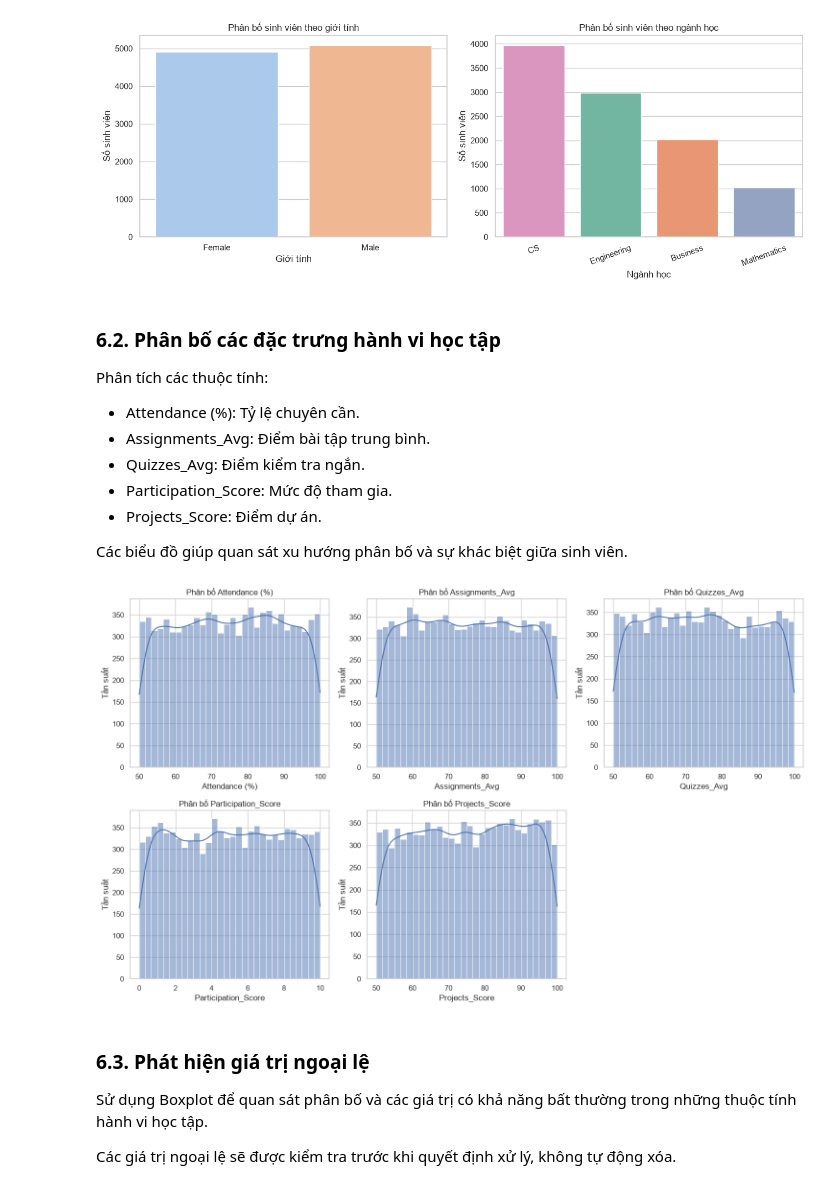
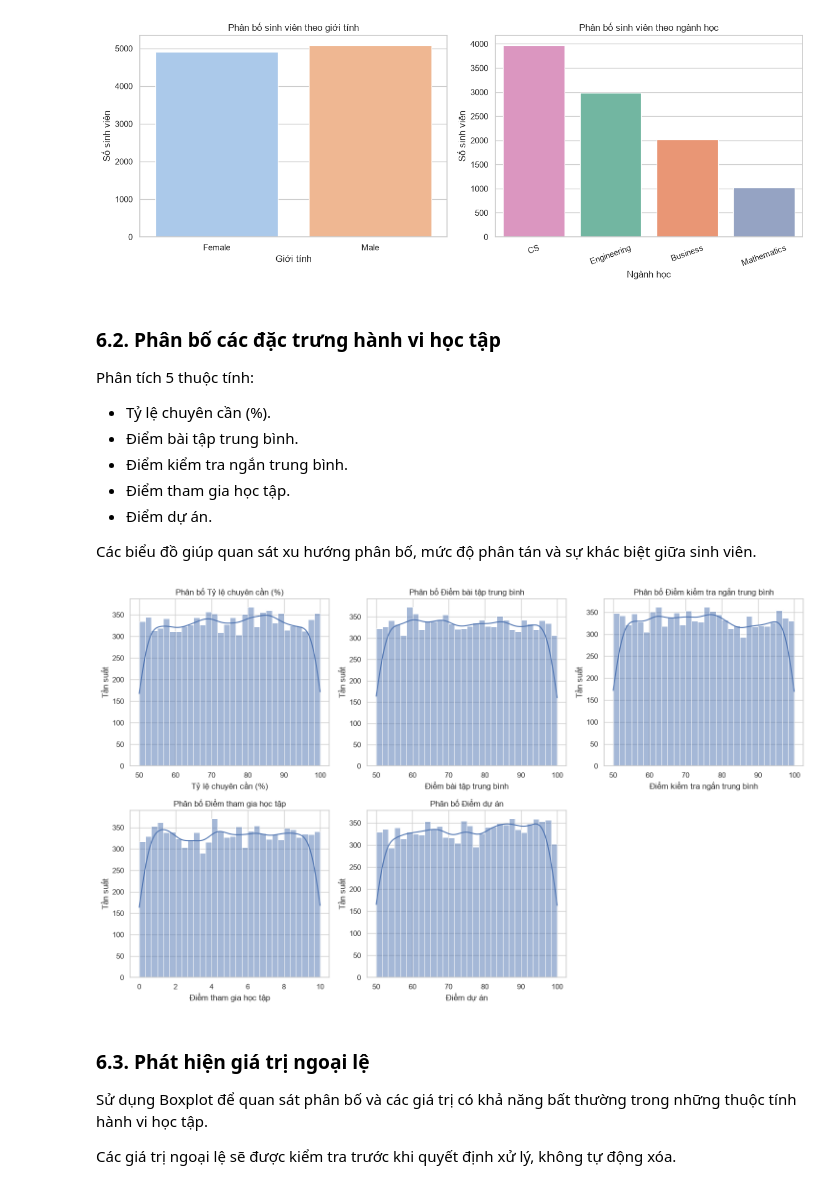
Before and after one commit to VTKhanhLinh/Nhom13_DoAn, a Jupyter notebook: notebooks/01_eda.ipynb, the cells around one changed output. Drawn from its saved outputs; the diff is of its cells as text; code cells hidden in the pictures.

```diff
--- a/notebooks/01_eda.ipynb
+++ b/notebooks/01_eda.ipynb
@@ -263,18 +230,25 @@ Mục tiêu:
 - So sánh số lượng sinh viên giữa các ngành học.
 - Quan sát sự cân bằng trong phân bố dữ liệu.
 # %%
+
+# 6.1. Phân bố sinh viên theo giới tính và ngành học
+
+# Thiết lập font hỗ trợ tiếng Việt
+plt.rcParams["font.family"] = "Arial"
+plt.rcParams["axes.unicode_minus"] = False
 
 fig, axes = plt.subplots(1, 2, figsize=(13, 5))
 
 # Biểu đồ giới tính
 sns.countplot(
     data=df,
-    x="Gender",
-    hue="Gender",
+    x="Giới tính",
+    hue="Giới tính",
     palette="pastel",
     legend=False,
     ax=axes[0]
 )
+
 axes[0].set_title("Phân bố sinh viên theo giới tính")
 axes[0].set_xlabel("Giới tính")
 axes[0].set_ylabel("Số sinh viên")
@@ -282,13 +256,14 @@ axes[0].set_ylabel("Số sinh viên")
 # Biểu đồ ngành học
 sns.countplot(
     data=df,
-    x="Department",
-    hue="Department",
+    x="Ngành học",
+    hue="Ngành học",
     palette="Set2",
     legend=False,
-    order=df["Department"].value_counts().index,
+    order=df["Ngành học"].value_counts().index,
     ax=axes[1]
 )
+
 axes[1].set_title("Phân bố sinh viên theo ngành học")
 axes[1].set_xlabel("Ngành học")
 axes[1].set_ylabel("Số sinh viên")
@@ -302,44 +277,50 @@ plt.show()
 
 ### 6.2. Phân bố các đặc trưng hành vi học tập
 
-Phân tích các thuộc tính:
-- Attendance (%): Tỷ lệ chuyên cần.
-- Assignments_Avg: Điểm bài tập trung bình.
-- Quizzes_Avg: Điểm kiểm tra ngắn.
-- Participation_Score: Mức độ tham gia.
-- Projects_Score: Điểm dự án.
+Phân tích 5 thuộc tính:
 
-Các biểu đồ giúp quan sát xu hướng phân bố và sự khác biệt giữa sinh viên.
+- Tỷ lệ chuyên cần (%).
+- Điểm bài tập trung bình.
+- Điểm kiểm tra ngắn trung bình.
+- Điểm tham gia học tập.
+- Điểm dự án.
+
+Các biểu đồ giúp quan sát xu hướng phân bố, mức độ phân tán và sự khác biệt giữa sinh viên.
 # %%
 
+# 6.2. Phân bố các đặc trưng hành vi học tập
+
 behavior_cols = [
-    "Attendance (%)",
-    "Assignments_Avg",
-    "Quizzes_Avg",
-    "Participation_Score",
-    "Projects_Score"
+    "Tỷ lệ chuyên cần (%)",
+    "Điểm bài tập trung bình",
+    "Điểm kiểm tra ngắn trung bình",
+    "Điểm tham gia học tập",
+    "Điểm dự án"
 ]
 
 fig, axes = plt.subplots(2, 3, figsize=(15, 9))
 axes = axes.flatten()
 
 for i, col in enumerate(behavior_cols):
     sns.histplot(
         data=df,
         x=col,
         bins=30,
         kde=True,
         ax=axes[i]
     )
+
     axes[i].set_title(f"Phân bố {col}")
     axes[i].set_xlabel(col)
     axes[i].set_ylabel("Tần suất")
 
+# Ẩn biểu đồ thứ 6 vì chỉ có 5 đặc trưng
 axes[-1].axis("off")
+
 plt.tight_layout()
 plt.show()
 # %% [output]
-[figure, old version]
+[figure, new version]
 # %% [markdown]
 
 ### 6.3. Phát hiện giá trị ngoại lệ
```
Also changed, not shown: parts of 8 cells of this notebook, 2 other files.
